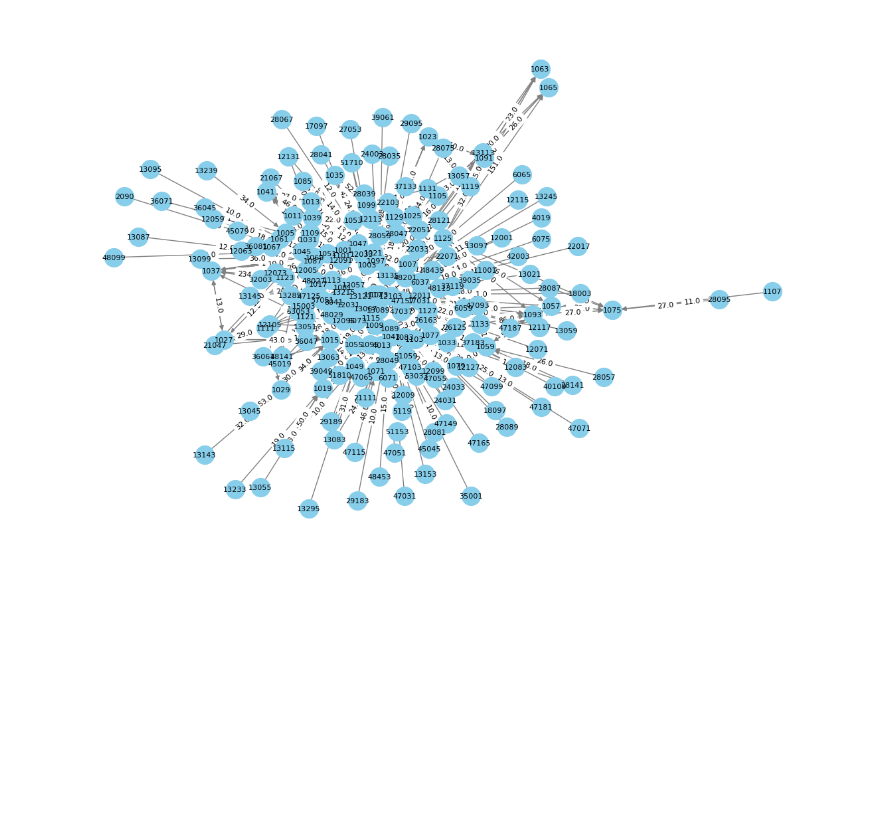
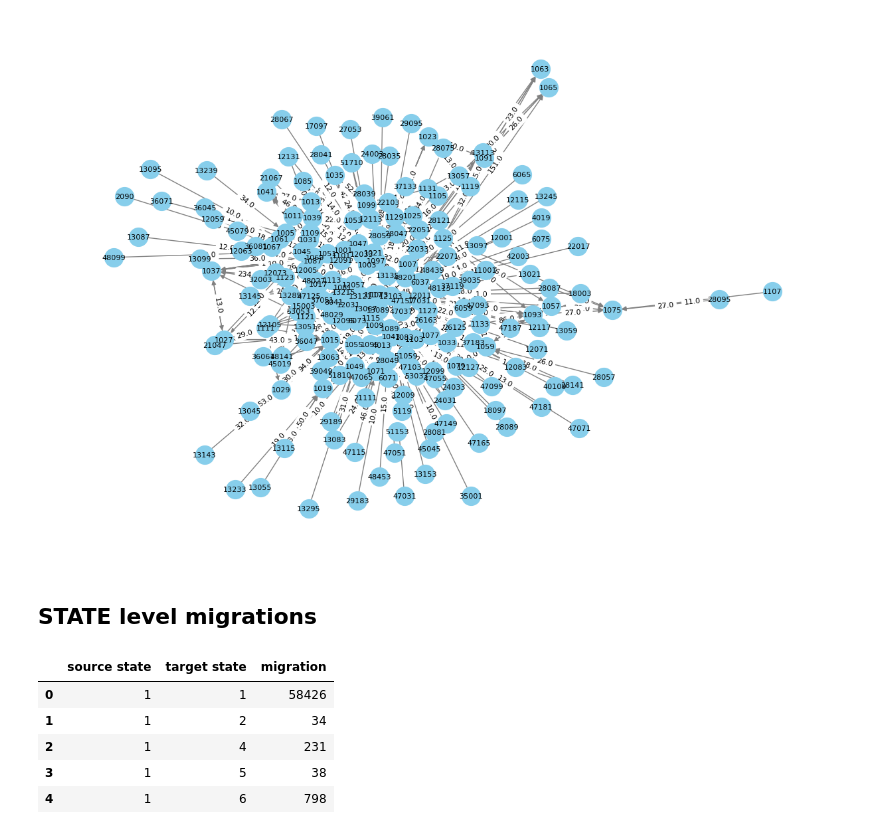
Before and after one commit to psyrgkan/NetworkAnalysis, a Jupyter notebook: graph.ipynb, the cells around one changed output. Saved outputs shown, nothing was run; the diff lists cells and outputs as text; code cells hidden in the pictures; blank space fills up the shorter version.

```diff
--- a/graph.ipynb
+++ b/graph.ipynb
@@ -63,3 +75,34 @@ nx.draw_networkx_edge_labels(G, pos, edge_labels={(u, v): f"{d['weight']}" for u
 plt.show()
 # %% [output]
 [figure]
+# %% [markdown]
+## STATE level migrations
+# %%
+# Rename the columns to match your actual column names if necessary
+source_county_col = 'ifips'
+target_county_col = 'jfips'
+migration_col = 'migration'
+
+# Define a function to extract the state FIPS code from a county FIPS code
+def county_to_state_fips(county_fips):
+    return int(str(county_fips).zfill(5)[:2])
+
+# Create a new DataFrame with the state FIPS codes for each county FIPS code
+in_df['source state'] = in_df[source_county_col].apply(county_to_state_fips)
+in_df['target state'] = in_df[target_county_col].apply(county_to_state_fips)
+
+# Group by source and target state FIPS codes and sum the migration values
+state_migration = in_df.groupby(['source state', 'target state'])[migration_col].sum().reset_index()
+
+# Rename the columns in the new DataFrame
+state_migration.columns = ['source state', 'target state', 'migration']
+
+# Display the new DataFrame
+state_migration.head()
+# %% [output]
+|  | source state | target state | migration |
+| 0 | 1 | 1 | 58426 |
+| 1 | 1 | 2 | 34 |
+| 2 | 1 | 4 | 231 |
+| 3 | 1 | 5 | 38 |
+| 4 | 1 | 6 | 798 |
```
Also changed, not shown: parts of 14 cells of this notebook.
